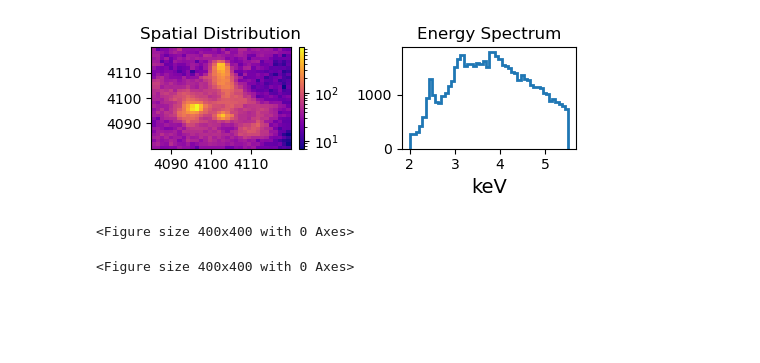
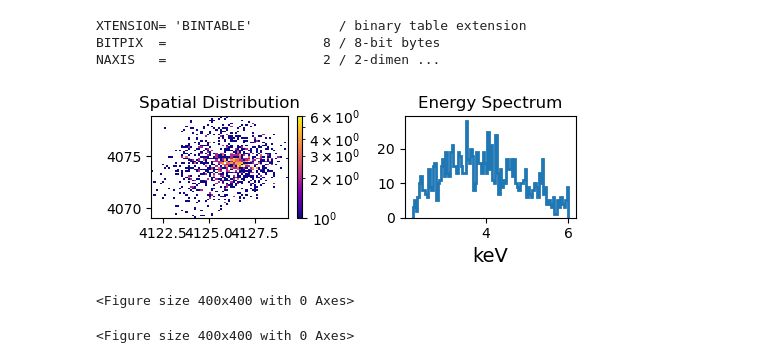
Before and after one commit to star-skelly/dogs_source_separation, a Jupyter notebook: double_gmm.ipynb, the cells around one changed output. Saved outputs shown, nothing was run; the diff lists cells and outputs as text; code cells hidden in the pictures; blank space fills up the shorter version.

```diff
--- a/double_gmm.ipynb
+++ b/double_gmm.ipynb
@@ -8,9 +8,8 @@ from astropy.table import Table
 import pandas as pd
 import pyStarlet_master_2D1D as pys
 
-
 from sklearn.preprocessing import StandardScaler
-from sklearn.cluster import KMeans
+from sklearn.mixture import GaussianMixture
 
 from matplotlib.colors import LogNorm
 from scipy.ndimage import gaussian_filter1d
@@ -19,20 +18,28 @@ import torch
 
 # DECLARE CONSTANTS
 
-EVT_FILE = 'acisi_merged.fits'
-XMIN = 4085
-XMAX = 4120
-YMIN = 4080
-YMAX = 4120
+EVT_FILE = '3392/repro/acisf03392_repro_evt2.fits'
+XMIN = 4110
+XMAX = 4150
+YMIN = 4050
+YMAX = 4100
 
 EMIN = 2000
-EMAX = 5500
+EMAX = 6000
 
-BINX = 32
-BINY = 32
-BINE = 50
+BINX = 64
+BINY = 64
+BINE = 100
 
 VERBOSE = False
 
 NUM_LVL = 2
 LVL_START = 1
+# %%
+fsrc = 'output/source_0.fits'
+hdu = fits.open(fsrc)
+evt_data = hdu[1].data
+header = fits.getheader(EVT_FILE, 2)
+#del header["HISTORY"]
+print(hdu[0].header)
+print('\n'.join(header))
@@ -39,31 +64,30 @@ LVL_START = 1
 # %%
 
-hdu = fits.open(EVT_FILE)
-evt_data = hdu[1].data
 
-cols = ['energy', 'x', 'y', 'ccd_id']
+cols = ['energy', 'x', 'y']
 df = Table([evt_data[c] for c in cols], names=cols).to_pandas()
 
 subset = df[(df['x'] > XMIN) & (df['x'] < XMAX) & \
             (df['y'] > YMIN) & (df['y'] < YMAX) & \
             (df['energy'] > EMIN) & (df['energy'] < EMAX)]
 
 fig = plt.figure(figsize=(5, 2))
 ax1 = fig.add_subplot(1, 2, 1)
 h2d = ax1.hist2d(subset['x'], subset['y'], bins=(BINX, BINY),
                  cmap='plasma', norm=LogNorm())
 ax1.set_title('Spatial Distribution')
 fig.colorbar(h2d[3], ax=ax1)
 
 ax2 = fig.add_subplot(1, 2, 2)
 ax2.hist(subset['energy']/1.e3, bins=BINE, histtype='step', lw=2)
 ax2.set_xlabel('keV', size=14)
 ax2.set_title('Energy Spectrum')
 
 plt.tight_layout()
 plt.show()
 plt.figure(2, figsize=(4,4))
 # %% [output]
+XTENSION= 'BINTABLE'           / binary table extension                         BITPIX  =                    8 / 8-bit bytes                                    NAXIS   =                    2 / 2-dimen ...
-[figure, old version]
+[figure, new version]
-<Figure size 400x400 with 0 Axes>
 <Figure size 400x400 with 0 Axes>
+<Figure size 400x400 with 0 Axes>
```
Also changed, not shown: parts of 7 cells of this notebook, 9 other files.
